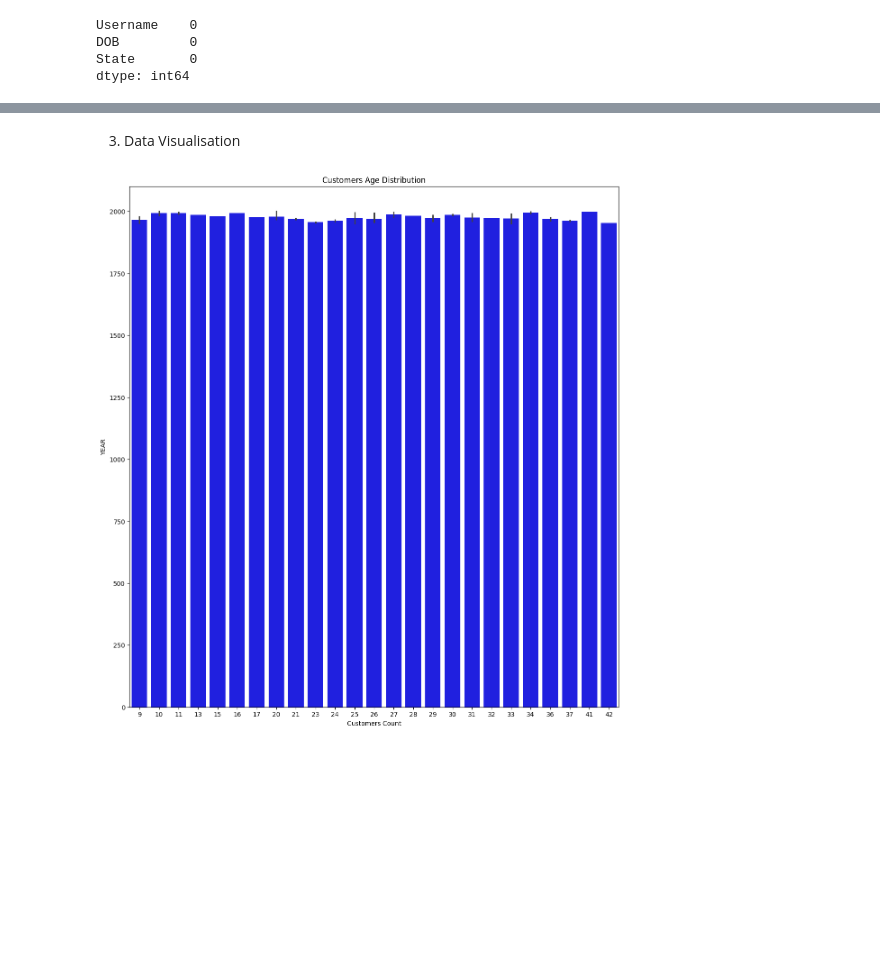
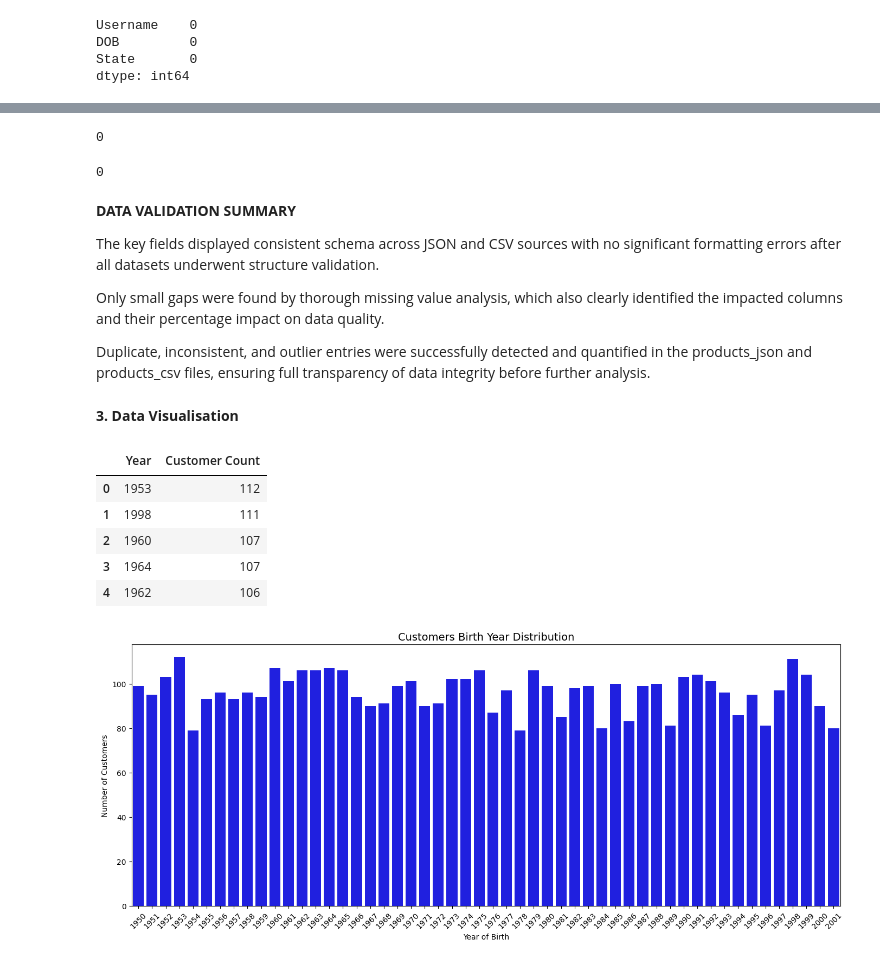
Before and after one commit to philipoladimeji/BD2-JCPenney-Project, a Jupyter notebook: BD2_Assignment_2.ipynb, the cells around one changed output, grey strips where cells are left out. Saved outputs shown, nothing was run; the diff lists cells and outputs as text; code cells hidden in the pictures; blank space fills up the shorter version.

```diff
--- a/BD2_Assignment_2.ipynb
+++ b/BD2_Assignment_2.ipynb
@@ -495,25 +507,67 @@ Length: 5000, dtype: bool>
+# %%
+#Checking if there is any duplicate in the reviews_csv_df data
+print(reviews_csv_df.duplicated().sum())
+# %% [output]
+0
+# %%
+#Checking if there is any duplicate in the users_csv_df data
+print(users_csv_df.duplicated().sum())
+# %% [output]
+0
+# %% [markdown]
+**DATA VALIDATION SUMMARY**
+
+The key fields displayed consistent schema across JSON and CSV sources with no significant formatting errors after all datasets underwent structure validation.
+
+Only small gaps were found by thorough missing value analysis, which also clearly identified the impacted columns and their percentage impact on data quality.
+
+Duplicate, inconsistent, and outlier entries were successfully detected and quantified in the products_json and products_csv files, ensuring full transparency of data integrity before further analysis.
 # %% [markdown]
-3. Data Visualisation
+**3. Data Visualisation**
 # %%
+#Tabular representation of number of Customers born in each year in descending order.
+
 # Convert 'DOB' to datetime and extract the year
 users_csv_df['Year'] = pd.to_datetime(users_csv_df['DOB'], format='%d.%m.%Y').dt.year
 
 # Group by birth year and count the number of Customers
-customer_year  = users_csv_df['Year'].value_counts().reset_index(name='Count of Customers')
+#users_YOB =users_df.groupby('BirthYear').size().reset_index(name='Number_of_Customers')
+customer_year  = users_csv_df['Year'].value_counts().reset_index(name='Customer Count')
+
+# # Group by Age and count the number of customers in each year
+# customer_year = users_csv_df["Year"].value_counts().sort_values(ascending=False)
 
 
-# Group by Age and count the number of customers in each year
-customer_year = users_csv_df["Year"].value_counts().sort_values(ascending=False)
 
-
-# Create a horizontal bar chart
-plt.figure(figsize=(14, 15))
-sns.barplot(x=customer_year.values - 70, y=customer_year.index, color="blue")
-
-# label chart and print
-plt.title("Customers Age Distribution")
-plt.xlabel('Customers Count')
-plt.ylabel('YEAR')
-plt.show()
+# print the new table
+customer_year.head()
 # %% [output]
-[figure, removed]
+|  | Year | Customer Count |
+| 0 | 1953 | 112 |
+| 1 | 1998 | 111 |
+| 2 | 1960 | 107 |
+| 3 | 1964 | 107 |
+| 4 | 1962 | 106 |
+# %%
+''' Plot the year of birth vs no of Customers in horizontal bar (column) chart. Horizontal bar chart was chosen because
+    available years will not fit well in a vertical bar chart.
+    The origin of the chart was 75. This is to show clear difference between the bars and '''
+# Convert DOB to year
+users_csv_df['Year'] = pd.to_datetime(users_csv_df['DOB'], format='%d.%m.%Y').dt.year
+
+# Count customers by birth year and sort by year for better readability
+customer_year = users_csv_df['Year'].value_counts().sort_index()
+
+# Create a vertical bar chart
+plt.figure(figsize=(14, 6))
+sns.barplot(x=customer_year.index, y=customer_year.values, color="blue")
+
+# Label and show chart
+plt.title("Customers Birth Year Distribution", fontsize=14)
+plt.xlabel("Year of Birth")
+plt.ylabel("Number of Customers")
+plt.xticks(rotation=45)
+plt.tight_layout()
+plt.show()
+# %% [output]
+[figure, added]
```
Also changed, not shown: parts of 38 cells of this notebook.
